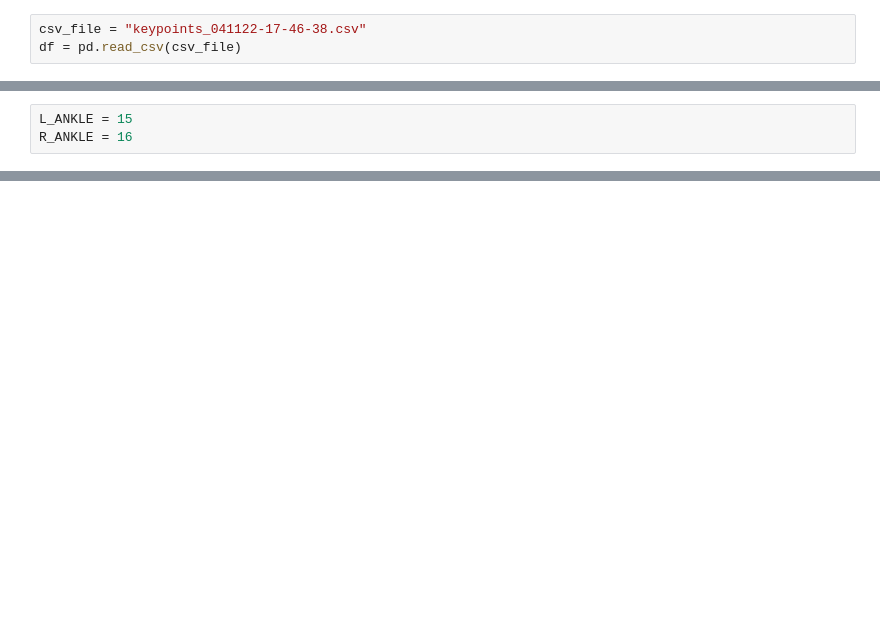
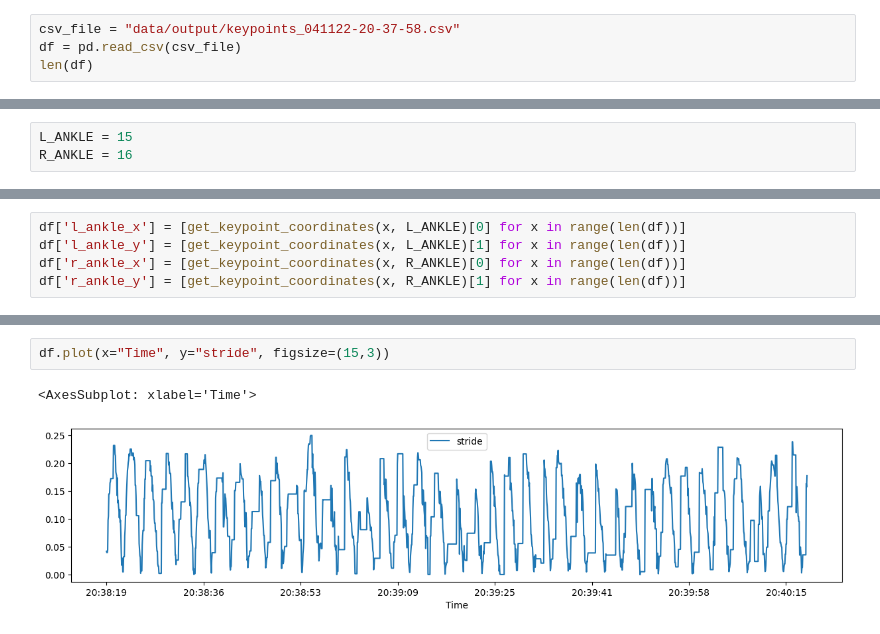
Before and after one commit to Thiggz/Running_Evaluation, a Jupyter notebook: data_analysis.ipynb, the cells around one changed output, grey strips where cells are left out. Saved outputs shown, nothing was run; the diff lists cells and outputs as text; blank space fills up the shorter version.

```diff
--- a/data_analysis.ipynb
+++ b/data_analysis.ipynb
@@ -9,3 +12,4 @@ import pandas as pd
 # %%
-csv_file = "keypoints_041122-17-46-38.csv"
+csv_file = "data/output/keypoints_041122-20-37-58.csv"
 df = pd.read_csv(csv_file)
+len(df)
@@ -46,0 +45,5 @@ NameError: name 'get_keypoint' is not defined
+# %%
+df['l_ankle_x'] = [get_keypoint_coordinates(x, L_ANKLE)[0] for x in range(len(df))]
+df['l_ankle_y'] = [get_keypoint_coordinates(x, L_ANKLE)[1] for x in range(len(df))]
+df['r_ankle_x'] = [get_keypoint_coordinates(x, R_ANKLE)[0] for x in range(len(df))]
+df['r_ankle_y'] = [get_keypoint_coordinates(x, R_ANKLE)[1] for x in range(len(df))]
@@ -46,0 +82,5 @@ NameError: name 'get_keypoint' is not defined
+# %%
+df.plot(x="Time", y="stride", figsize=(15,3))
+# %% [output]
+<AxesSubplot: xlabel='Time'>
+[figure, added]
```
Also changed, not shown: parts of 7 cells of this notebook.
